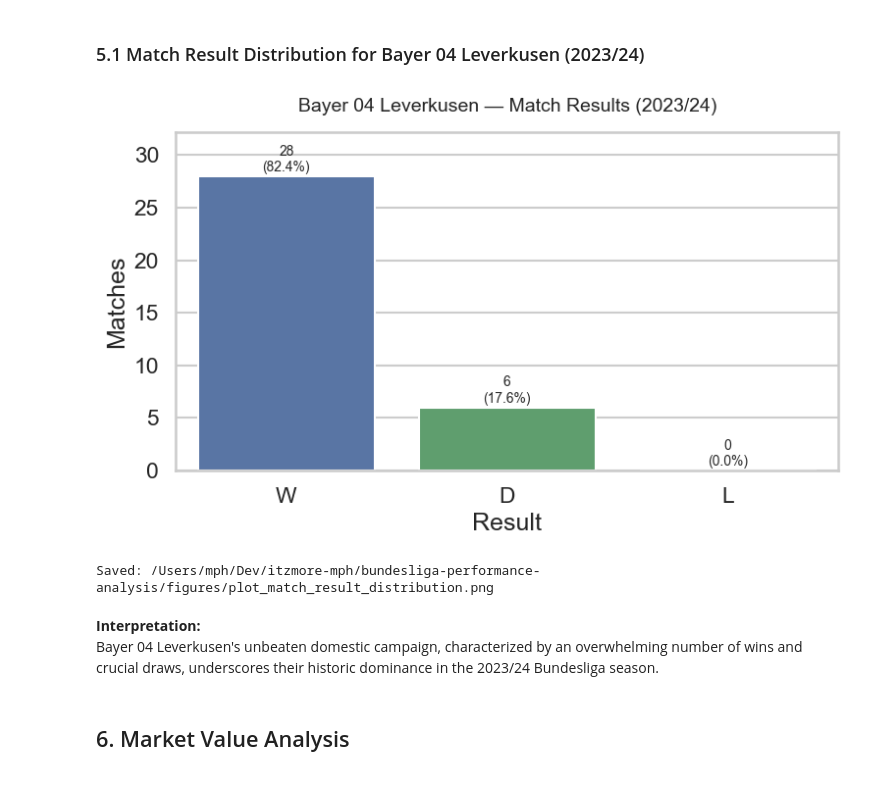
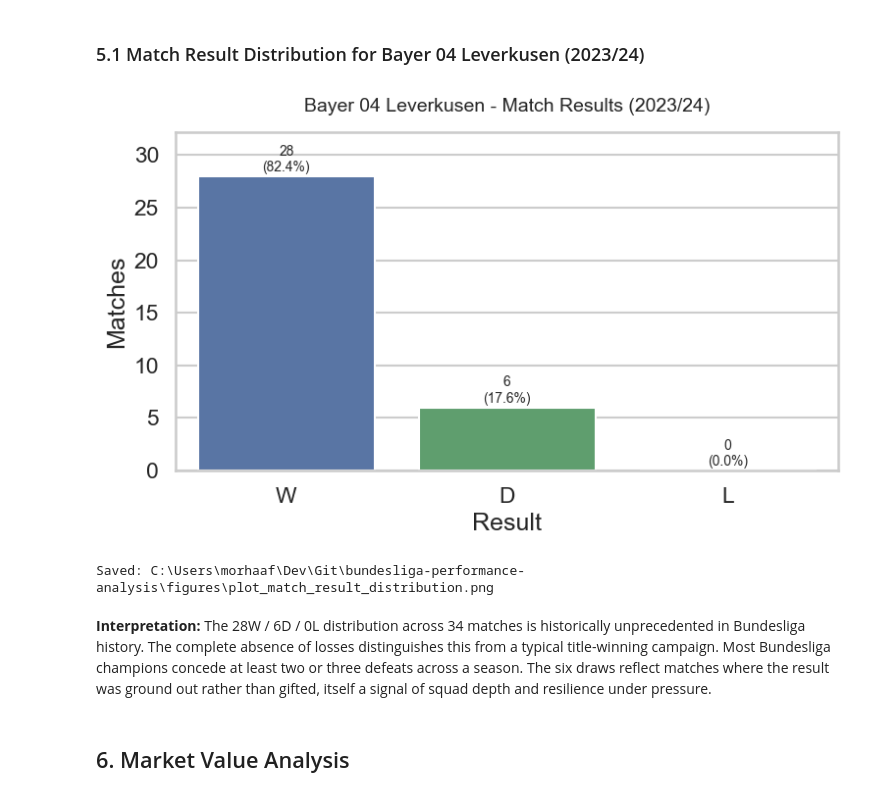
Before and after one commit to itzmore-mph/bundesliga-performance-analysis, a Jupyter notebook: notebooks/bundesliga_performance_analysis.ipynb, the cells around one changed output. Cells and saved outputs as stored; diff of their text form; code cells hidden in the pictures.

Commit message:
updated notebook interpretations

```diff
--- a/notebooks/bundesliga_performance_analysis.ipynb
+++ b/notebooks/bundesliga_performance_analysis.ipynb
@@ -666,39 +664,38 @@ result_counts = (
     .reset_index(name="count")
 )
 
 total_matches = result_counts["count"].sum()
 palette = {"W": "#4C72B0", "D": "#55A868", "L": "#C44E52"}
 
 fig = plt.figure(figsize=(8, 5))
 ax = sns.barplot(data=result_counts, x="result", y="count", palette=palette)
 
 for patch in ax.patches:
     height = patch.get_height()
     pct = (height / total_matches * 100) if total_matches else 0
     ax.text(
         patch.get_x() + patch.get_width() / 2,
         height + 0.2,
         f"{int(height)}\n({pct:.1f}%)",
         ha="center",
         va="bottom",
         fontsize=10,
     )
 
-ax.set_title(f"{DISPLAY_CLUB_NAME} — Match Results ({SEASON_LABEL})", pad=15, fontsize=14)
+ax.set_title(f"{DISPLAY_CLUB_NAME} - Match Results ({SEASON_LABEL})", pad=15, fontsize=14)
 ax.set_xlabel("Result")
 ax.set_ylabel("Matches")
 ax.set_ylim(0, result_counts["count"].max() * 1.15 if total_matches else 1)
 plt.tight_layout()
 fig_path = FIGURES_DIR / "plot_match_result_distribution.png"
 fig.savefig(fig_path, dpi=150, bbox_inches="tight")
 plt.show()
 print(f"Saved: {fig_path}")
 # %% [output]
-[figure, old version]
+[figure, new version]
-Saved: /Users/mph/Dev/itzmore-mph/bundesliga-performance-analysis/figures/plot_match_result_distribution.png
+Saved: C:\Users\morhaaf\Dev\Git\bundesliga-performance-analysis\figures\plot_match_result_distribution.png
 # %% [markdown]
-**Interpretation:**
-Bayer 04 Leverkusen's unbeaten domestic campaign, characterized by an overwhelming number of wins and crucial draws, underscores their historic dominance in the 2023/24 Bundesliga season.
+**Interpretation:** The 28W / 6D / 0L distribution across 34 matches is historically unprecedented in Bundesliga history. The complete absence of losses distinguishes this from a typical title-winning campaign. Most Bundesliga champions concede at least two or three defeats across a season. The six draws reflect matches where the result was ground out rather than gifted, itself a signal of squad depth and resilience under pressure.
 # %% [markdown]
 ## 6. Market Value Analysis
 # %% [markdown]
```
Also changed, not shown: parts of 29 cells of this notebook, 7 other files.
